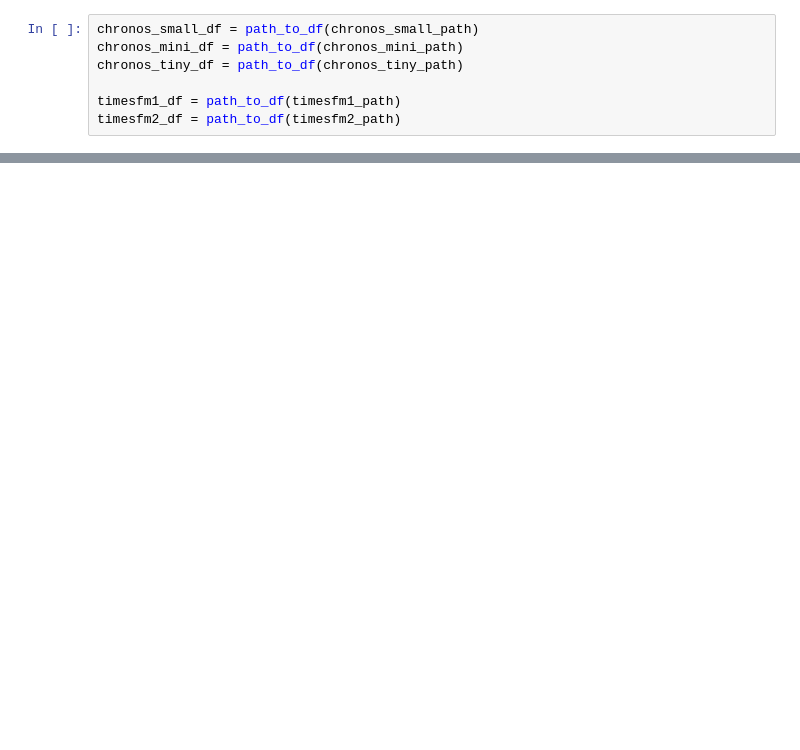
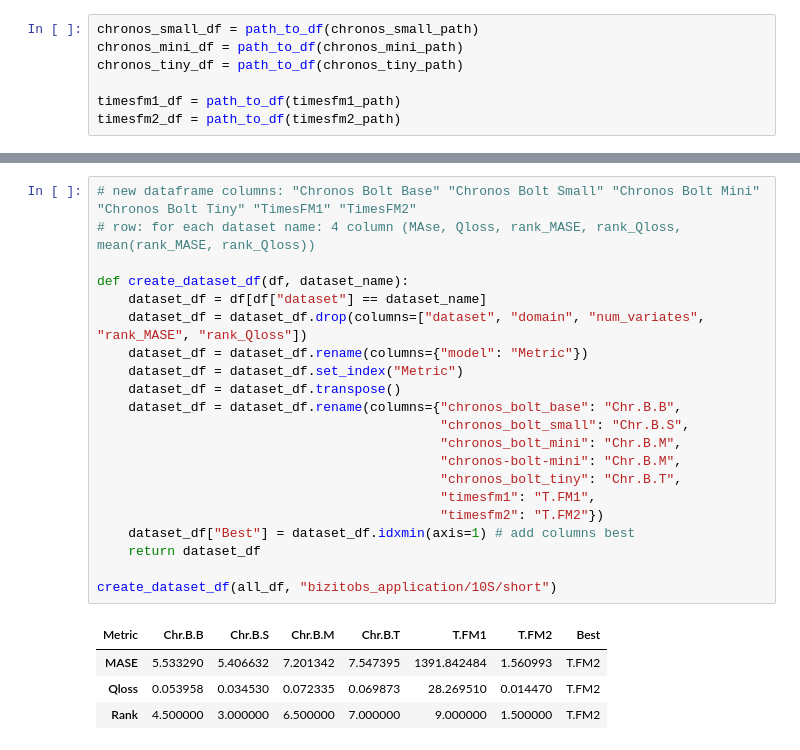
Before and after one commit to GiuliaGhisolfi/TSFM-ZeroShotEval, a Jupyter notebook: 04_results.ipynb, the cells around one changed output, grey strips where cells are left out. Drawn from its saved outputs; the diff is of its cells as text; blank space fills up the shorter version.

```diff
--- a/04_results.ipynb
+++ b/04_results.ipynb
@@ -36,0 +115,26 @@ timesfm2_df = path_to_df(timesfm2_path)
+# %%
+# new dataframe columns: "Chronos Bolt Base" "Chronos Bolt Small" "Chronos Bolt Mini" "Chronos Bolt Tiny" "TimesFM1" "TimesFM2"
+# row: for each dataset name: 4 column (MAse, Qloss, rank_MASE, rank_Qloss, mean(rank_MASE, rank_Qloss))
+
+def create_dataset_df(df, dataset_name):
+    dataset_df = df[df["dataset"] == dataset_name]
+    dataset_df = dataset_df.drop(columns=["dataset", "domain", "num_variates", "rank_MASE", "rank_Qloss"])
+    dataset_df = dataset_df.rename(columns={"model": "Metric"})
+    dataset_df = dataset_df.set_index("Metric")
+    dataset_df = dataset_df.transpose()
+    dataset_df = dataset_df.rename(columns={"chronos_bolt_base": "Chr.B.B",
+                                            "chronos_bolt_small": "Chr.B.S",
+                                            "chronos_bolt_mini": "Chr.B.M",
+                                            "chronos-bolt-mini": "Chr.B.M",
+                                            "chronos_bolt_tiny": "Chr.B.T",
+                                            "timesfm1": "T.FM1",
+                                            "timesfm2": "T.FM2"})
+    dataset_df["Best"] = dataset_df.idxmin(axis=1) # add columns best
+    return dataset_df
+
+create_dataset_df(all_df, "bizitobs_application/10S/short")
+# %% [output]
+| Metric | Chr.B.B | Chr.B.S | Chr.B.M | Chr.B.T | T.FM1 | T.FM2 | Best |
+| MASE | 5.533290 | 5.406632 | 7.201342 | 7.547395 | 1391.842484 | 1.560993 | T.FM2 |
+| Qloss | 0.053958 | 0.034530 | 0.072335 | 0.069873 | 28.269510 | 0.014470 | T.FM2 |
+| Rank | 4.500000 | 3.000000 | 6.500000 | 7.000000 | 9.000000 | 1.500000 | T.FM2 |
```
Also changed, not shown: parts of 11 cells of this notebook, 3 other files.
